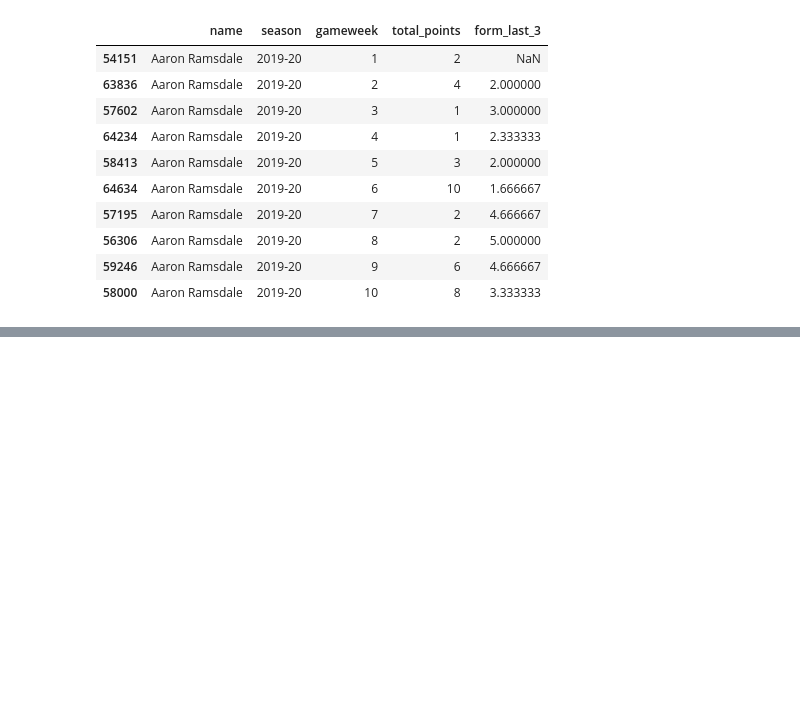
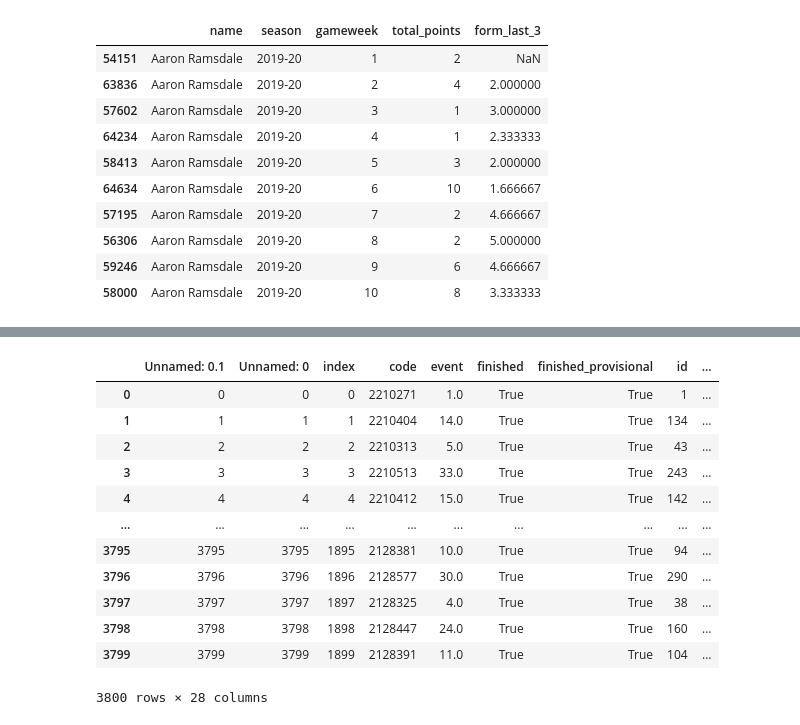
Before and after one commit to dheyay/weighted_through_ball, a Jupyter notebook: data_analysis.ipynb, the cells around one changed output, grey strips where cells are left out. Cells and saved outputs as stored; diff of their text form; code cells hidden in the pictures; blank space fills up the shorter version.

```diff
--- a/data_analysis.ipynb
+++ b/data_analysis.ipynb
@@ -150,6 +154,24 @@ all_fixtures = pd.read_csv('all_fixtures.csv')
 last_gameweek = merged_data.where(merged_data['season'] == '2023-24')['gameweek'].max()
 last_gameweek_players = merged_data[(merged_data['season'] == '2023-24') & (merged_data['gameweek'] == last_gameweek)]
 filtered_data = all_fixtures[(all_fixtures['season'] == '2023-24') & (all_fixtures['event'] == last_gameweek+1)]
+# %%
+all_fixtures = pd.read_csv('all_fixtures.csv')
+
+all_fixtures
+# %% [output]
+|  | Unnamed: 0.1 | Unnamed: 0 | index | code | event | finished | finished_provisional | id | ... |
+| 0 | 0 | 0 | 0 | 2210271 | 1.0 | True | True | 1 | ... |
+| 1 | 1 | 1 | 1 | 2210404 | 14.0 | True | True | 134 | ... |
+| 2 | 2 | 2 | 2 | 2210313 | 5.0 | True | True | 43 | ... |
+| 3 | 3 | 3 | 3 | 2210513 | 33.0 | True | True | 243 | ... |
+| 4 | 4 | 4 | 4 | 2210412 | 15.0 | True | True | 142 | ... |
+| ... | ... | ... | ... | ... | ... | ... | ... | ... | ... |
+| 3795 | 3795 | 3795 | 1895 | 2128381 | 10.0 | True | True | 94 | ... |
+| 3796 | 3796 | 3796 | 1896 | 2128577 | 30.0 | True | True | 290 | ... |
+| 3797 | 3797 | 3797 | 1897 | 2128325 | 4.0 | True | True | 38 | ... |
+| 3798 | 3798 | 3798 | 1898 | 2128447 | 24.0 | True | True | 160 | ... |
+| 3799 | 3799 | 3799 | 1899 | 2128391 | 11.0 | True | True | 104 | ... |
+3800 rows × 28 columns
 # %%
 last_gameweek_players[(last_gameweek_players['team'] == 'Arsenal') & (last_gameweek_players['minutes'] > 1)]
 # %% [output]
```
Also changed, not shown: parts of 14 cells of this notebook, 4 other files.
